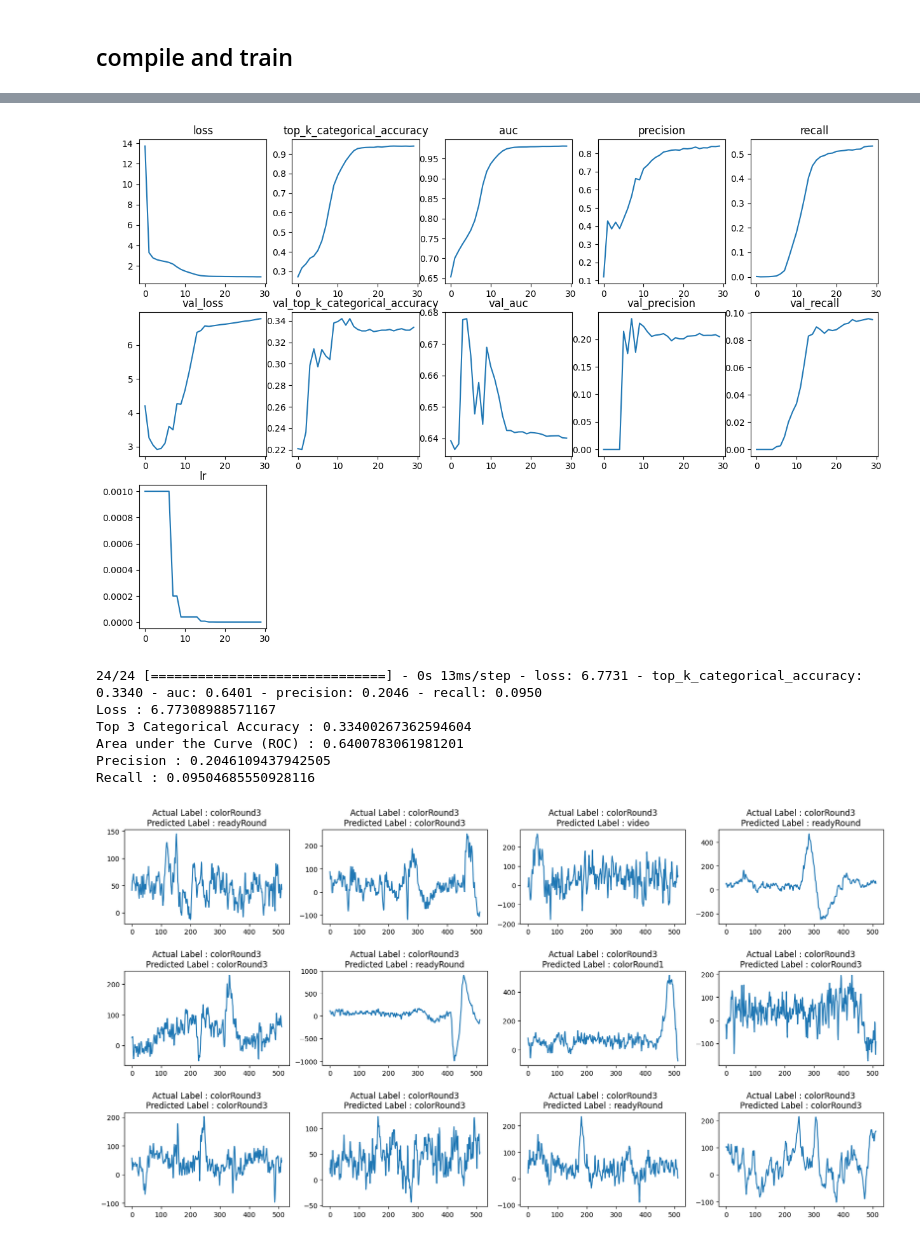
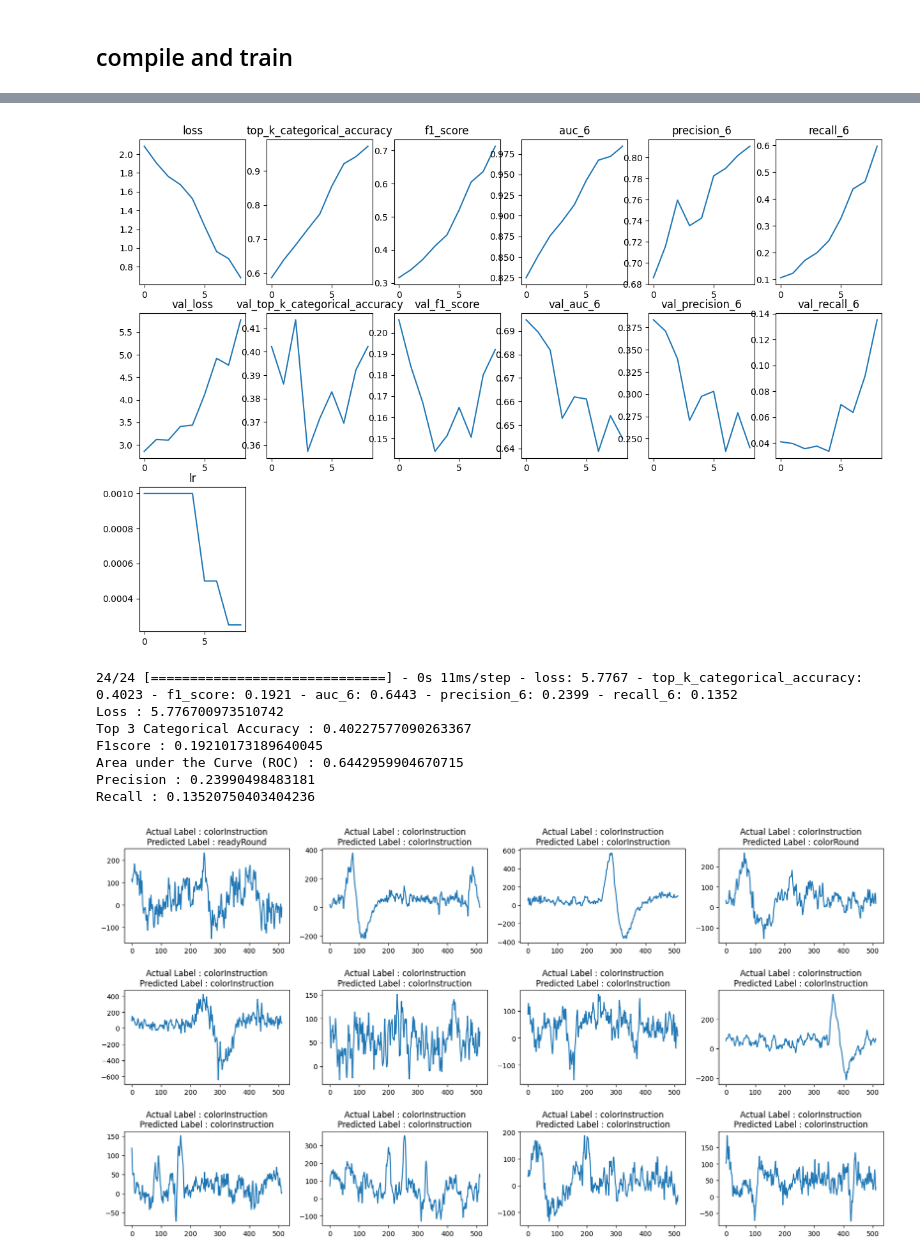
Before and after one commit to MajidNoorani/action-identification-with-Electroencephalogram-Signal, a Jupyter notebook: Action_Identification_on_Electroencephalogram_Signals.ipynb, the cells around one changed output, grey strips where cells are left out. Saved outputs shown, nothing was run; the diff lists cells and outputs as text; code cells hidden in the pictures.

```diff
--- a/Action_Identification_on_Electroencephalogram_Signals.ipynb
+++ b/Action_Identification_on_Electroencephalogram_Signals.ipynb
@@ -158,7 +187,7 @@ number of labels:  67
 def change_labels(label):
   # we put the similar labels in the same category
   # the order of the following list is important
-  ref = ['blinkInstruction', 'blink', 'mathInstruction', 'math', 'thinkOfItemsInstruction', 'thinkOfItems', 'videoInstruction', 'video', 'colorRound1', 'colorRound2', 'colorRound3', 'colorRound4', 'colorRound5' , 'colorInstruction', 'readyRound']
+  ref = ['blinkInstruction', 'blink', 'mathInstruction', 'math', 'thinkOfItemsInstruction', 'thinkOfItems', 'videoInstruction', 'video', 'colorRound' , 'colorInstruction', 'readyRound']
   for word in ref:
     if word in label:
       return word
@@ -385,14 +413,24 @@ epochs = 30
 
 callbacks = [
     keras.callbacks.ModelCheckpoint(
-        "best_model.keras", save_best_only=True, monitor="loss"
+        "best_model.keras", save_best_only=True, monitor="val_loss"
     ),
     keras.callbacks.ReduceLROnPlateau(
         monitor="val_top_k_categorical_accuracy",
-        factor=0.2,
+        factor=0.5,
         patience=2,
         min_lr=0.000001,
     ),
+    keras.callbacks.EarlyStopping(
+        monitor='val_top_k_categorical_accuracy',
+        min_delta=0,
+        patience=6,
+        verbose=0,
+        mode='auto',
+        baseline=None,
+        restore_best_weights=False,
+        start_from_epoch=0
+    )
 ]
 
 optimizer = keras.optimizers.Adam(amsgrad=True, learning_rate=0.001)
@@ -405,6 +443,7 @@ conv_model.compile(
     loss=loss,
     metrics=[
         keras.metrics.TopKCategoricalAccuracy(k=3),
+        keras.metrics.F1Score(average='micro'),
         keras.metrics.AUC(),
         keras.metrics.Precision(),
         keras.metrics.Recall(),
@@ -439,11 +479,12 @@ Epoch 30/30
 # %%
 plot_history_metrics(conv_model_history)
 # %% [output]
-[figure, old version]
+[figure, new version]
 # %%
-loss, accuracy, auc, precision, recall = conv_model.evaluate(test_dataset)
+loss, accuracy, f1score, auc, precision, recall = conv_model.evaluate(test_dataset)
 print(f"Loss : {loss}")
 print(f"Top 3 Categorical Accuracy : {accuracy}")
+print(f"F1score : {f1score}")
 print(f"Area under the Curve (ROC) : {auc}")
 print(f"Precision : {precision}")
 print(f"Recall : {recall}")
@@ -454,38 +495,39 @@ def view_evaluated_eeg_plots(model):
     end_index = start_index + 11
     data = df.loc[start_index:end_index, "raw_values"]
     data_array = [scaler.fit_transform(np.asarray(i).reshape(-1, 1)) for i in data]
     data_array = [np.asarray(data_array).astype(np.float32).reshape(-1, 512, 1)]
     original_labels = df.loc[start_index:end_index, "label"]
     predicted_labels = np.argmax(model.predict(data_array, verbose=0), axis=1)
     original_labels = [
         le.inverse_transform(np.array(label).reshape(-1))[0]
         for label in original_labels
     ]
     predicted_labels = [
         le.inverse_transform(np.array(label).reshape(-1))[0]
         for label in predicted_labels
     ]
     total_plots = 12
     cols = total_plots // 3
-    rows = math,ceil(total_plots / cols)
+    rows = math.ceil(total_plots / cols)
 
     fig = plt.figure(figsize=(20, 10))
     for i, (plot_data, og_label, pred_label) in enumerate(
         zip(data, original_labels, predicted_labels)
     ):
         plt.subplot(rows, cols, i+1)
         plt.plot(plot_data)
         plt.title(f"Actual Label : {og_label}\nPredicted Label : {pred_label}")
         fig.subplots_adjust(hspace=0.5)
     plt.show()
 
 
 view_evaluated_eeg_plots(conv_model)
 # %% [output]
-24/24 [==============================] - 0s 13ms/step - loss: 6.7731 - top_k_categorical_accuracy: 0.3340 - auc: 0.6401 - precision: 0.2046 - recall: 0.0950
-Loss : 6.77308988571167
-Top 3 Categorical Accuracy : 0.33400267362594604
-Area under the Curve (ROC) : 0.6400783061981201
-Precision : 0.2046109437942505
-Recall : 0.09504685550928116
+24/24 [==============================] - 0s 11ms/step - loss: 5.7767 - top_k_categorical_accuracy: 0.4023 - f1_score: 0.1921 - auc_6: 0.6443 - precision_6: 0.2399 - recall_6: 0.1352
+Loss : 5.776700973510742
+Top 3 Categorical Accuracy : 0.40227577090263367
+F1score : 0.19210173189640045
+Area under the Curve (ROC) : 0.6442959904670715
+Precision : 0.23990498483181
+Recall : 0.13520750403404236
-[figure, old version]
+[figure, new version]
```
Also changed, not shown: parts of 9 cells of this notebook.
